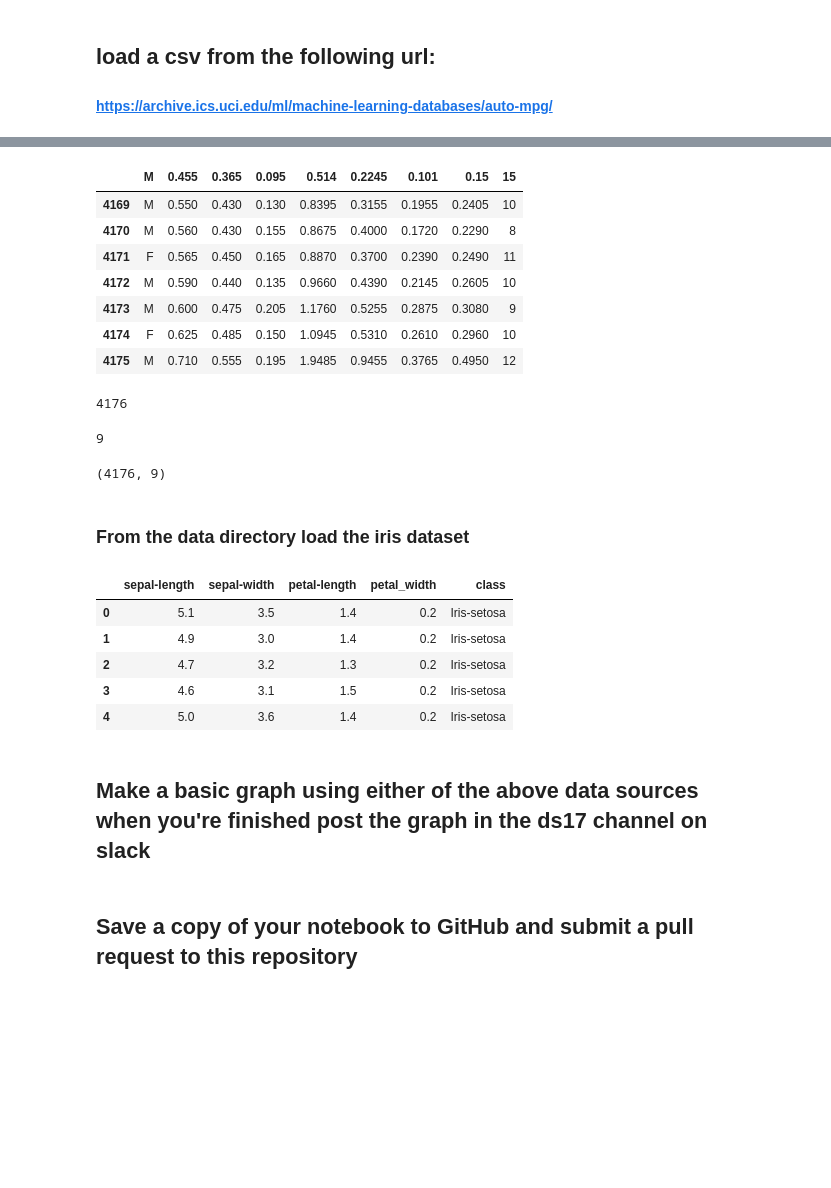
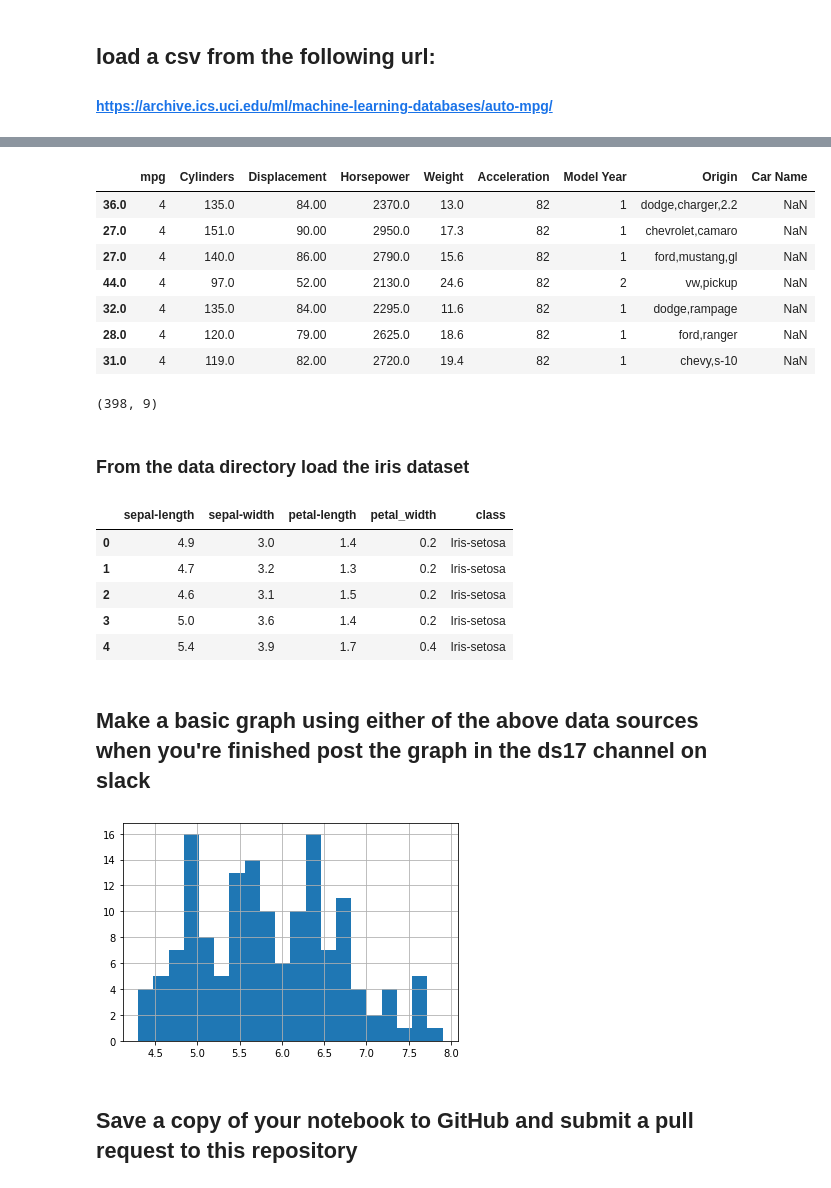
Before and after one commit to DS-17/Daily-Warm-Ups, a Jupyter notebook: Unit-1/basics.ipynb, the cells around one changed output, grey strips where cells are left out. Saved outputs shown, nothing was run; the diff lists cells and outputs as text; code cells hidden in the pictures; blank space fills up the shorter version.

```diff
--- a/Unit-1/basics.ipynb
+++ b/Unit-1/basics.ipynb
@@ -16,7 +16,5 @@ import pandas as pd
 
 # Another good practice is to use descriptive variable names
 
-url = ""
-
-
-df =
+url = "https://archive.ics.uci.edu/ml/machine-learning-databases/auto-mpg/auto-mpg.data"
+!curl https://archive.ics.uci.edu/ml/machine-learning-databases/auto-mpg/auto-mpg.data
@@ -32,26 +51,26 @@ df =
 # %%
 # and the last 7
+df.tail(7)
 # %% [output]
-|  | M | 0.455 | 0.365 | 0.095 | 0.514 | 0.2245 | 0.101 | 0.15 | 15 |
-| 4169 | M | 0.550 | 0.430 | 0.130 | 0.8395 | 0.3155 | 0.1955 | 0.2405 | 10 |
-| 4170 | M | 0.560 | 0.430 | 0.155 | 0.8675 | 0.4000 | 0.1720 | 0.2290 | 8 |
-| 4171 | F | 0.565 | 0.450 | 0.165 | 0.8870 | 0.3700 | 0.2390 | 0.2490 | 11 |
-| 4172 | M | 0.590 | 0.440 | 0.135 | 0.9660 | 0.4390 | 0.2145 | 0.2605 | 10 |
-| 4173 | M | 0.600 | 0.475 | 0.205 | 1.1760 | 0.5255 | 0.2875 | 0.3080 | 9 |
-| 4174 | F | 0.625 | 0.485 | 0.150 | 1.0945 | 0.5310 | 0.2610 | 0.2960 | 10 |
-| 4175 | M | 0.710 | 0.555 | 0.195 | 1.9485 | 0.9455 | 0.3765 | 0.4950 | 12 |
+|  | mpg | Cylinders | Displacement | Horsepower | Weight | Acceleration | Model Year | Origin | Car Name |
+| 36.0 | 4 | 135.0 | 84.00 | 2370.0 | 13.0 | 82 | 1 | dodge,charger,2.2 | NaN |
+| 27.0 | 4 | 151.0 | 90.00 | 2950.0 | 17.3 | 82 | 1 | chevrolet,camaro | NaN |
+| 27.0 | 4 | 140.0 | 86.00 | 2790.0 | 15.6 | 82 | 1 | ford,mustang,gl | NaN |
+| 44.0 | 4 | 97.0 | 52.00 | 2130.0 | 24.6 | 82 | 2 | vw,pickup | NaN |
+| 32.0 | 4 | 135.0 | 84.00 | 2295.0 | 11.6 | 82 | 1 | dodge,rampage | NaN |
+| 28.0 | 4 | 120.0 | 79.00 | 2625.0 | 18.6 | 82 | 1 | ford,ranger | NaN |
+| 31.0 | 4 | 119.0 | 82.00 | 2720.0 | 19.4 | 82 | 1 | chevy,s-10 | NaN |
 # %%
 # how many rows are in the dataset?
+398
-# %% [output]
-4176
 # %%
 # how many columns
+9
-# %% [output]
-9
 # %%
 # what is the shape of the dataset
+print(df.shape)
 # %% [output]
-(4176, 9)
+(398, 9)
 # %% [markdown]
 ### From the data directory load the iris dataset
 # %%
@@ -60,18 +79,22 @@ column_headers = [
     "sepal-length", "sepal-width", "petal-length", "petal_width", "class"
 ]
 
-df =
+df = pd.read_csv('https://archive.ics.uci.edu/ml/machine-learning-databases/iris/iris.data', header = 0, names= column_headers)
 
 # and print out the first 5 rows
 df.head()
 # %% [output]
 |  | sepal-length | sepal-width | petal-length | petal_width | class |
-| 0 | 5.1 | 3.5 | 1.4 | 0.2 | Iris-setosa |
-| 1 | 4.9 | 3.0 | 1.4 | 0.2 | Iris-setosa |
-| 2 | 4.7 | 3.2 | 1.3 | 0.2 | Iris-setosa |
-| 3 | 4.6 | 3.1 | 1.5 | 0.2 | Iris-setosa |
-| 4 | 5.0 | 3.6 | 1.4 | 0.2 | Iris-setosa |
+| 0 | 4.9 | 3.0 | 1.4 | 0.2 | Iris-setosa |
+| 1 | 4.7 | 3.2 | 1.3 | 0.2 | Iris-setosa |
+| 2 | 4.6 | 3.1 | 1.5 | 0.2 | Iris-setosa |
+| 3 | 5.0 | 3.6 | 1.4 | 0.2 | Iris-setosa |
+| 4 | 5.4 | 3.9 | 1.7 | 0.4 | Iris-setosa |
 # %% [markdown]
 ## Make a basic graph using either of the above data sources when you're finished post the graph in the ds17 channel on slack
+# %%
+df['sepal-length'].hist(bins=20);
+# %% [output]
+[figure, added]
 # %% [markdown]
 ## Save a copy of your notebook to GitHub and submit a pull request to this repository
```
Also changed, not shown: parts of 3 cells of this notebook.
